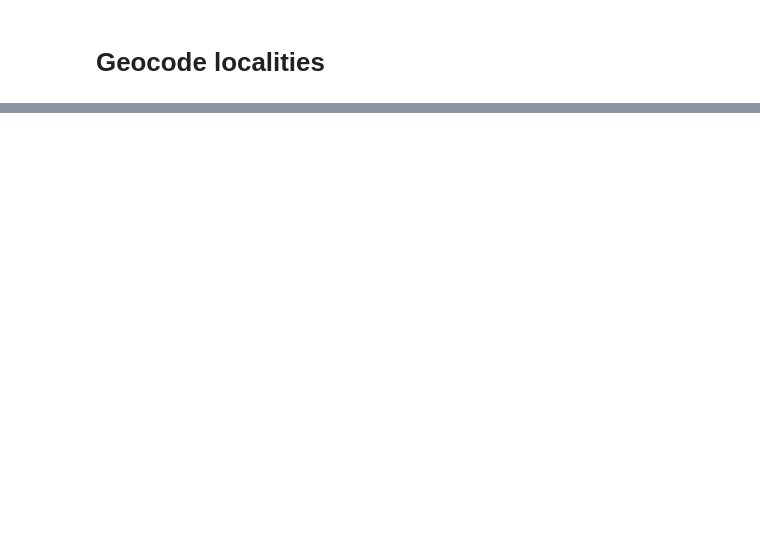
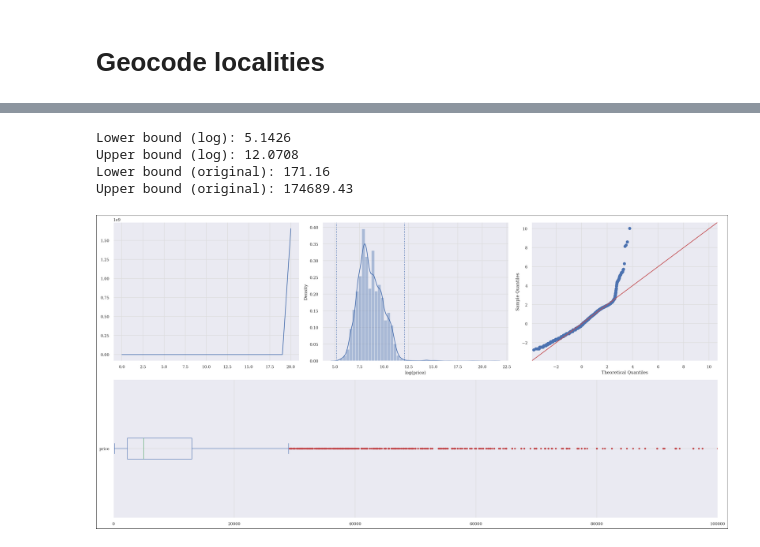
Before and after one commit to kcnewman/ares, a Jupyter notebook: notebooks/01_data_cleaning.ipynb, the cells around one changed output, grey strips where cells are left out. Cells and saved outputs as stored; diff of their text form; code cells hidden in the pictures; blank space fills up the shorter version.

```diff
--- a/notebooks/01_data_cleaning.ipynb
+++ b/notebooks/01_data_cleaning.ipynb
@@ -101,0 +121,4 @@ get_lat_lng("Greater Accra, Amasaman, Abease")
+# %%
+# Applying to both train and eval set
+train_df[["lat", "lng"]] = train_df["loc"].apply(lambda x: pd.Series(get_lat_lng(x)))
+eval_df[["lat", "lng"]] = eval_df["loc"].apply(lambda x: pd.Series(get_lat_lng(x)))
@@ -101,0 +140,3 @@ get_lat_lng("Greater Accra, Amasaman, Abease")
+# %%
+train_df = train_df.drop_duplicates(subset="url")
+eval_df = eval_df.drop_duplicates(subset="url")
@@ -101,0 +157,43 @@ get_lat_lng("Greater Accra, Amasaman, Abease")
+# %%
+x = np.log(train_df["price"])
+q1, q3 = np.percentile(x, [25, 75])
+iqr = q3 - q1
+l1 = q1 - 1.5 * iqr
+l2 = q3 + 1.5 * iqr
+
+print(f"Lower bound (log): {l1:.4f}")
+print(f"Upper bound (log): {l2:.4f}")
+print(f"Lower bound (original): {np.exp(l1):.2f}")
+print(f"Upper bound (original): {np.exp(l2):.2f}")
+# %% [output]
+Lower bound (log): 5.1426
+Upper bound (log): 12.0708
+Lower bound (original): 171.16
+Upper bound (original): 174689.43
+# %%
+def plot_price(df, cutoff=100_000, l1=l1, l2=l2):
+    plt.figure(num=1, figsize=(20, 10), linewidth=1)
+
+    plt.subplot2grid((2, 3), (0, 0))
+    sns.lineplot(
+        [df["price"].quantile(p / 100) for p in range(0, 101, 5)], markers=True
+    )
+
+    plt.subplot2grid((2, 3), (0, 1))
+    sns.distplot(np.log(df["price"]))
+    plt.axvline(x=l1, color="b", linestyle=":")
+    plt.axvline(x=l2, color="b", linestyle=":")
+    plt.xlabel("log(price)")
+
+    ax = plt.subplot2grid((2, 3), (0, 2))
+    sm.qqplot(np.log1p(df["price"]), stats.norm, fit=True, line="45", ax=ax)
+
+    plt.subplot2grid((2, 3), (1, 0), colspan=3)
+    red = dict(markerfacecolor="r", markeredgecolor="r", marker=".")
+    df.price.plot(kind="box", xlim=(0, cutoff), vert=False, flierprops=red)
+
+    plt.tight_layout()
+# %%
+plot_price(train_df)
+# %% [output]
+[figure, added]
```
Also changed, not shown: parts of 24 cells of this notebook, 2 other files.
